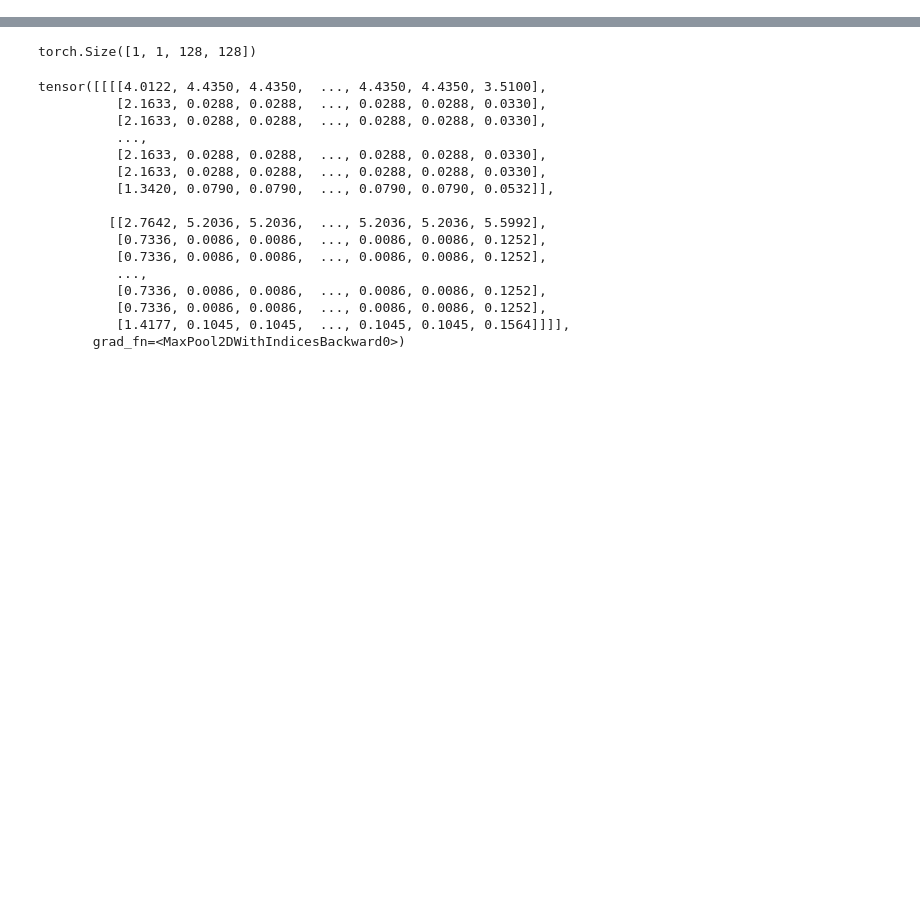
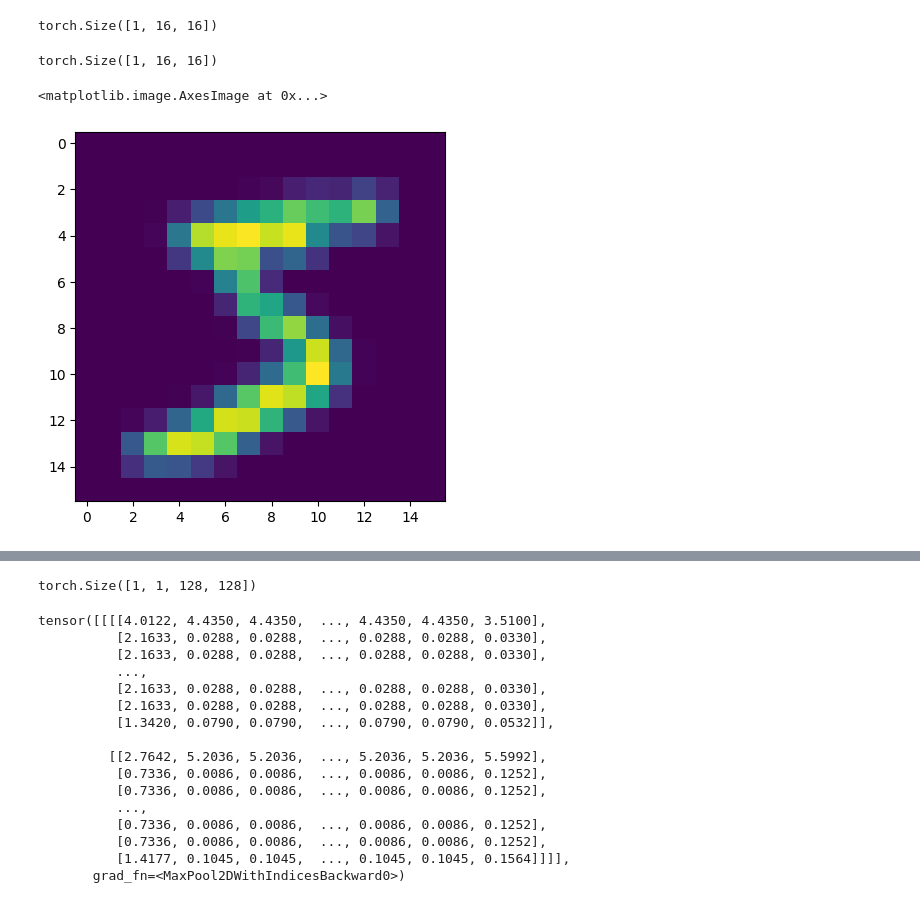
Before and after one commit to yuwei-1/DiffusionModel, a Jupyter notebook: main.ipynb, the cells around one changed output, grey strips where cells are left out. Drawn from its saved outputs; the diff is of its cells as text; code cells hidden in the pictures; blank space fills up the shorter version.

```diff
--- a/main.ipynb
+++ b/main.ipynb
@@ -2,0 +7,26 @@ from Scripts.model import *
+# %%
+IMG_SIZE = 16
+# %%
+def load_MNIST(data_transform, train=True):
+    return torchvision.datasets.MNIST(
+        "./Data/",
+        download=True,
+        train=train,
+        transform=data_transform,
+    )
+
+
+def load_transformed_MNIST():
+    data_transforms = [
+        transforms.Resize((IMG_SIZE, IMG_SIZE)),
+        transforms.ToTensor(),  # Scales data into [0,1]
+        #transforms.RandomHorizontalFlip(),
+        transforms.Lambda(lambda t: (t * 2) - 1)  # Scale between [-1, 1]
+    ]
+
+    data_transform = transforms.Compose(data_transforms)
+    train_set = load_MNIST(data_transform, train=True)
+    test_set = load_MNIST(data_transform, train=False)
+    return torch.utils.data.ConcatDataset([train_set, test_set])
+# %%
+full_set = load_transformed_MNIST()
@@ -2,0 +47,4 @@ from Scripts.model import *
+# %%
+full_set[0][0].shape
+# %% [output]
+torch.Size([1, 16, 16])
@@ -2,0 +60,9 @@ from Scripts.model import *
+# %%
+full_set[0][0].shape
+# %% [output]
+torch.Size([1, 16, 16])
+# %%
+plt.imshow(full_set[0][0][0])
+# %% [output]
+<matplotlib.image.AxesImage at 0x...>
+[figure, added]
```
Also changed, not shown: parts of 22 cells of this notebook, 4 other files.
